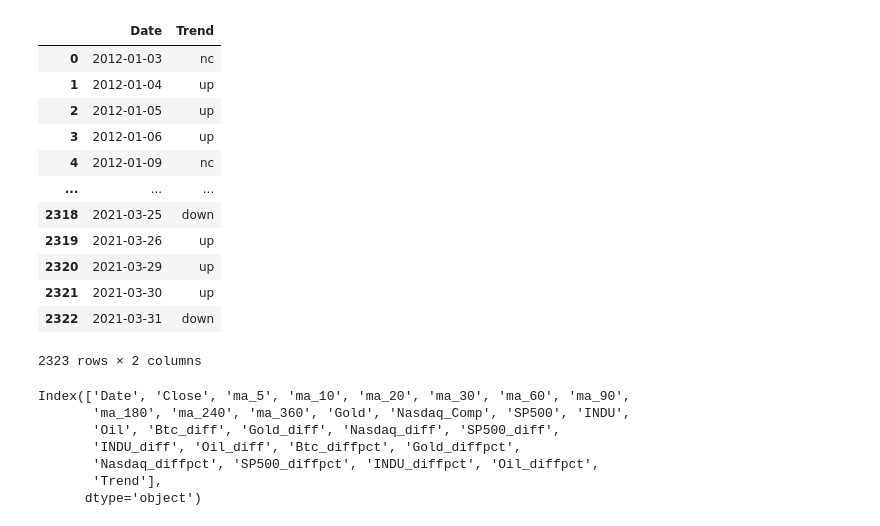
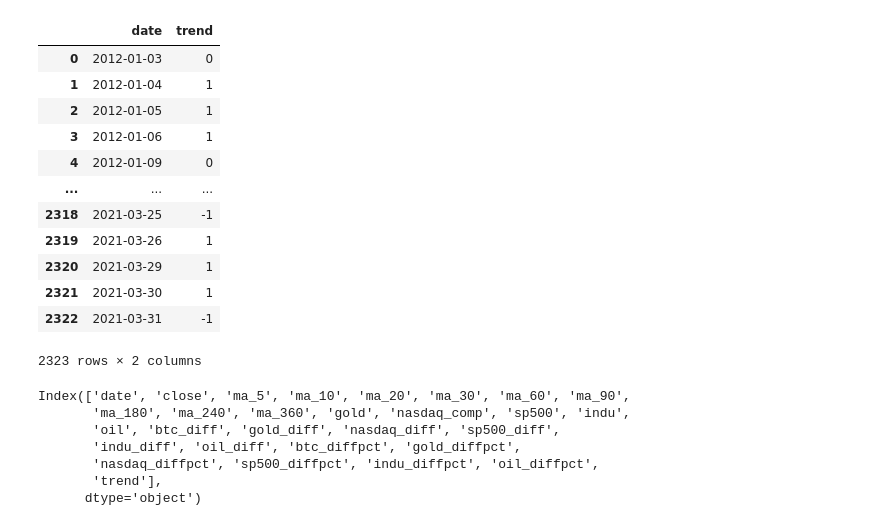
Before and after one commit to oscahui/final-project, a Jupyter notebook: notebooks/Model1.ipynb, the cells around one changed output. Drawn from its saved outputs; the diff is of its cells as text; code cells hidden in the pictures.

```diff
--- a/notebooks/Model1.ipynb
+++ b/notebooks/Model1.ipynb
@@ -15,21 +15,21 @@ df.head()
 5 rows × 28 columns
 # %%
 # define to check if close price increased compare to the previous close
-df["Trend"] = df.apply(lambda x: "up" if x["Btc_diff"] > 0 else ("down" if x["Btc_diff"] <0 else "nc"), axis=1)
+df["trend"] = df.apply(lambda x: 1 if x["btc_diff"] > 0 else (-1 if x["btc_diff"] <0 else 0), axis=1)
-# %%
-df[["Date", "Trend"]]
-# %% [output]
-|  | Date | Trend |
-| 0 | 2012-01-03 | nc |
-| 1 | 2012-01-04 | up |
-| 2 | 2012-01-05 | up |
-| 3 | 2012-01-06 | up |
-| 4 | 2012-01-09 | nc |
-| ... | ... | ... |
-| 2318 | 2021-03-25 | down |
-| 2319 | 2021-03-26 | up |
-| 2320 | 2021-03-29 | up |
-| 2321 | 2021-03-30 | up |
-| 2322 | 2021-03-31 | down |
-2323 rows × 2 columns
+# %%
+df[["date", "trend"]]
+# %% [output]
+|  | date | trend |
+| 0 | 2012-01-03 | 0 |
+| 1 | 2012-01-04 | 1 |
+| 2 | 2012-01-05 | 1 |
+| 3 | 2012-01-06 | 1 |
+| 4 | 2012-01-09 | 0 |
+| ... | ... | ... |
+| 2318 | 2021-03-25 | -1 |
+| 2319 | 2021-03-26 | 1 |
+| 2320 | 2021-03-29 | 1 |
+| 2321 | 2021-03-30 | 1 |
+| 2322 | 2021-03-31 | -1 |
+2323 rows × 2 columns
 # %%
@@ -38,12 +38,12 @@ ind_test_start = int((len(df) - 360) * 0.8)
 # %%
 df.columns
 # %% [output]
-Index(['Date', 'Close', 'ma_5', 'ma_10', 'ma_20', 'ma_30', 'ma_60', 'ma_90',
-       'ma_180', 'ma_240', 'ma_360', 'Gold', 'Nasdaq_Comp', 'SP500', 'INDU',
-       'Oil', 'Btc_diff', 'Gold_diff', 'Nasdaq_diff', 'SP500_diff',
-       'INDU_diff', 'Oil_diff', 'Btc_diffpct', 'Gold_diffpct',
-       'Nasdaq_diffpct', 'SP500_diffpct', 'INDU_diffpct', 'Oil_diffpct',
-       'Trend'],
+Index(['date', 'close', 'ma_5', 'ma_10', 'ma_20', 'ma_30', 'ma_60', 'ma_90',
+       'ma_180', 'ma_240', 'ma_360', 'gold', 'nasdaq_comp', 'sp500', 'indu',
+       'oil', 'btc_diff', 'gold_diff', 'nasdaq_diff', 'sp500_diff',
+       'indu_diff', 'oil_diff', 'btc_diffpct', 'gold_diffpct',
+       'nasdaq_diffpct', 'sp500_diffpct', 'indu_diffpct', 'oil_diffpct',
+       'trend'],
       dtype='object')
 # %%
 # change here
```
Also changed, not shown: parts of 15 cells of this notebook, 4 other files.
